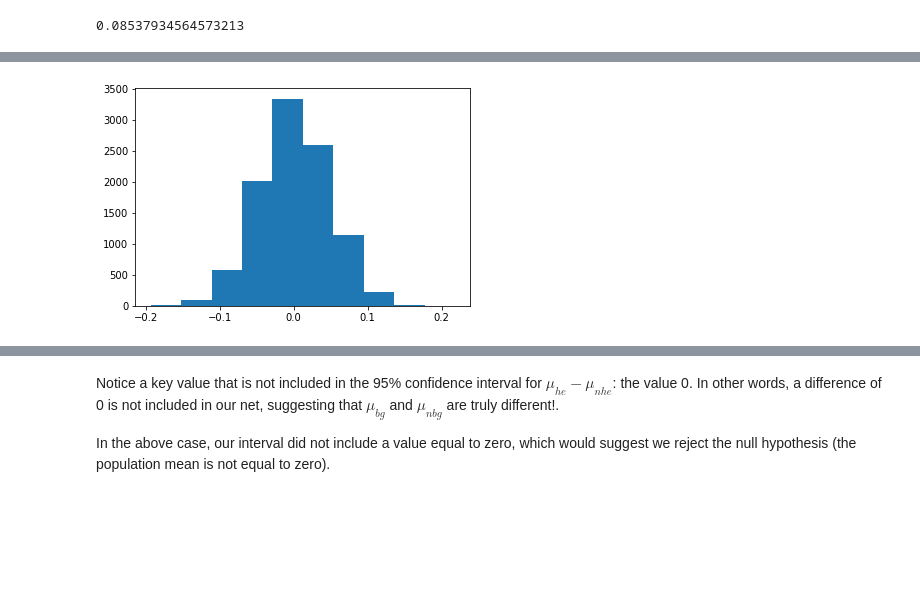
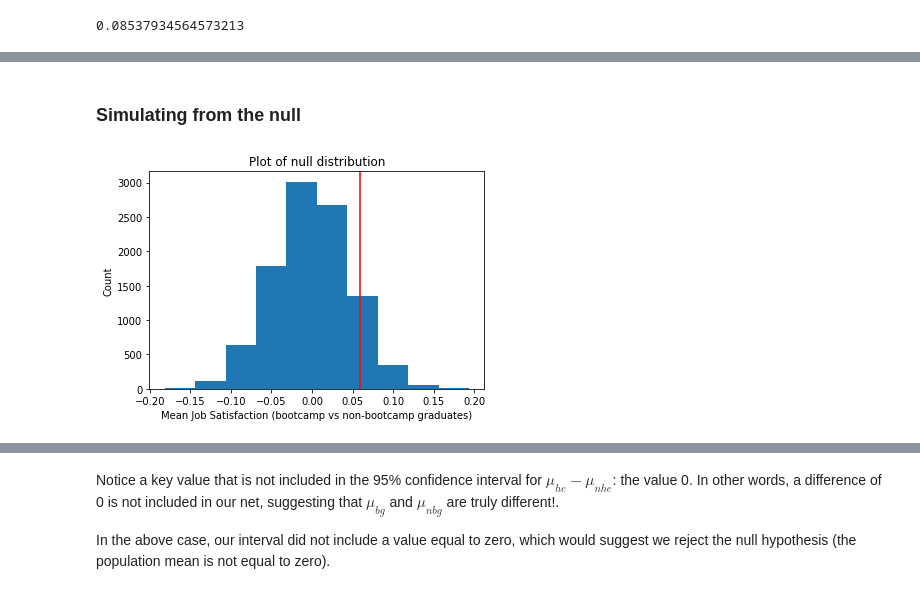
Before and after one commit to Marvykalu/DataScience_Projects, a Jupyter notebook: stackoverflow_developer_survey_2017/Inferential_Statistics.ipynb, the cells around one changed output, grey strips where cells are left out. Saved outputs shown, nothing was run; the diff lists cells and outputs as text; code cells hidden in the pictures; blank space fills up the shorter version.

```diff
--- a/stackoverflow_developer_survey_2017/Inferential_Statistics.ipynb
+++ b/stackoverflow_developer_survey_2017/Inferential_Statistics.ipynb
@@ -103,9 +141,16 @@ plt.hist(diffs);
+# %% [markdown]
+### Simulating from the null
 # %%
 # Simulate distribution under the null hypothesis
 diff = np.array(diffs)
 null_vals = np.random.normal(0, diff.std(),diff.size)
 
-# Plot the null distribution
+# Plot observed statistic with the null distibution
+
 plt.hist(null_vals);
+plt.axvline(x=obs_diff,color='red');
+plt.xlabel('Mean Job Satisfaction (bootcamp vs non-bootcamp graduates)')
+plt.ylabel('Count')
+plt.title('Plot of null distribution');
 # %% [output]
-[figure, old version]
+[figure, new version]
```
Also changed, not shown: parts of 51 cells of this notebook, 1 other file.
